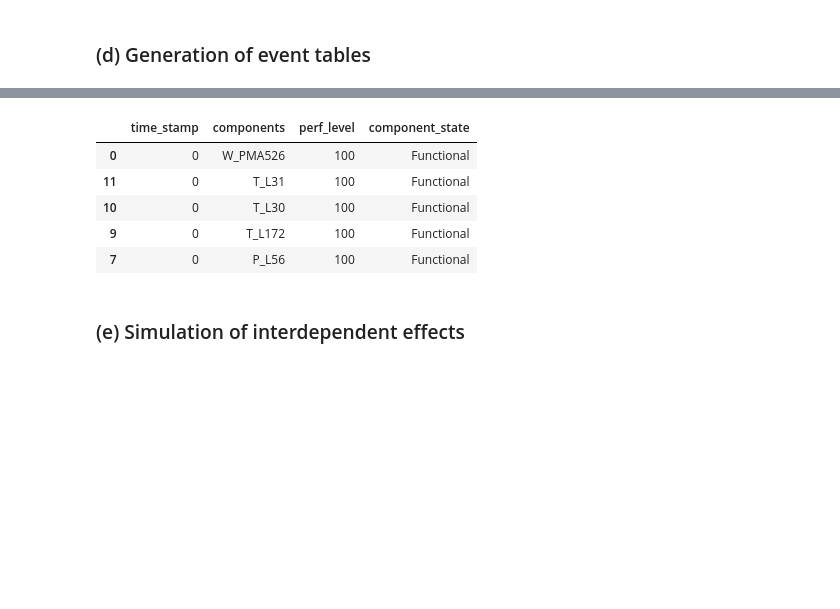
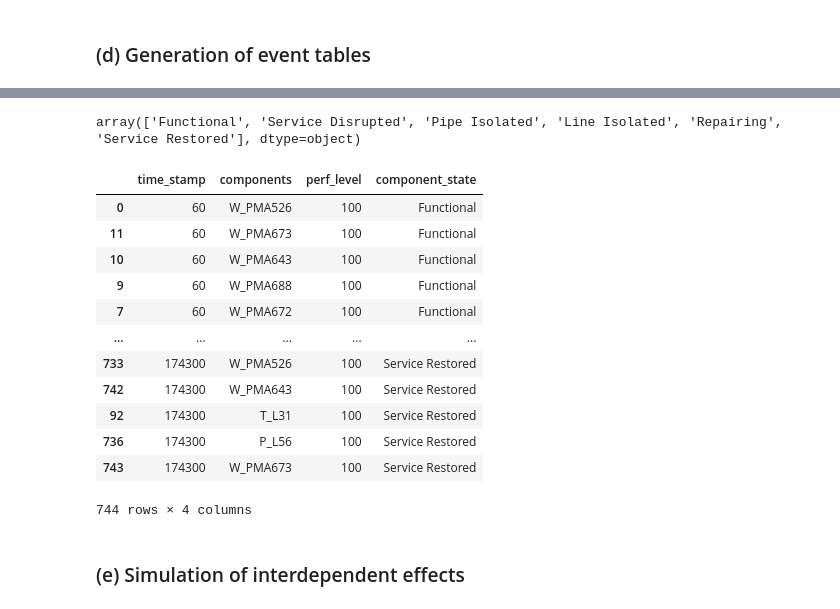
Before and after one commit to srijithbalakrishnan/dreaminsg-integrated-model, a Jupyter notebook: notebooks/demo_no_optimization_micropolis.ipynb, the cells around one changed output, grey strips where cells are left out. Saved outputs shown, nothing was run; the diff lists cells and outputs as text; code cells hidden in the pictures; blank space fills up the shorter version.

```diff
--- a/notebooks/demo_no_optimization_micropolis.ipynb
+++ b/notebooks/demo_no_optimization_micropolis.ipynb
@@ -212,16 +217,27 @@ Total travel times: power: 36 mins, water: 105 min, transportation: 45 mins
 # %%
 bf_simulation.network_recovery.event_table.to_csv("event_tbl.csv", sep = "\t", index = False)
-# %%
-bf_simulation.network_recovery.get_event_table().head()
-# %% [output]
-|  | time_stamp | components | perf_level | component_state |
-| 0 | 0 | W_PMA526 | 100 | Functional |
-| 11 | 0 | T_L31 | 100 | Functional |
-| 10 | 0 | T_L30 | 100 | Functional |
-| 9 | 0 | T_L172 | 100 | Functional |
-| 7 | 0 | P_L56 | 100 | Functional |
 # %%
 bf_simulation.expand_event_table(1)
+# %%
+bf_simulation.network_recovery.get_event_table().component_state.unique()
+# %% [output]
+array(['Functional', 'Service Disrupted', 'Pipe Isolated', 'Line Isolated', 'Repairing', 'Service Restored'], dtype=object)
+# %%
+bf_simulation.network_recovery.get_event_table()
+# %% [output]
+|  | time_stamp | components | perf_level | component_state |
+| 0 | 60 | W_PMA526 | 100 | Functional |
+| 11 | 60 | W_PMA673 | 100 | Functional |
+| 10 | 60 | W_PMA643 | 100 | Functional |
+| 9 | 60 | W_PMA688 | 100 | Functional |
+| 7 | 60 | W_PMA672 | 100 | Functional |
+| ... | ... | ... | ... | ... |
+| 733 | 174300 | W_PMA526 | 100 | Service Restored |
+| 742 | 174300 | W_PMA643 | 100 | Service Restored |
+| 92 | 174300 | T_L31 | 100 | Service Restored |
+| 736 | 174300 | P_L56 | 100 | Service Restored |
+| 743 | 174300 | W_PMA673 | 100 | Service Restored |
+744 rows × 4 columns
 # %% [markdown]
 ### (e) Simulation of interdependent effects
 # %%
```
Also changed, not shown: parts of 11 cells of this notebook.
